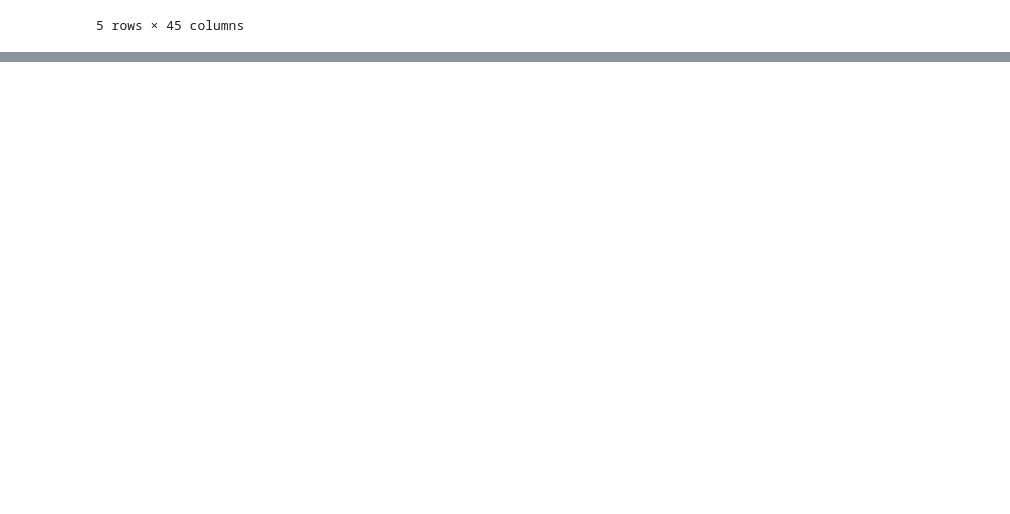
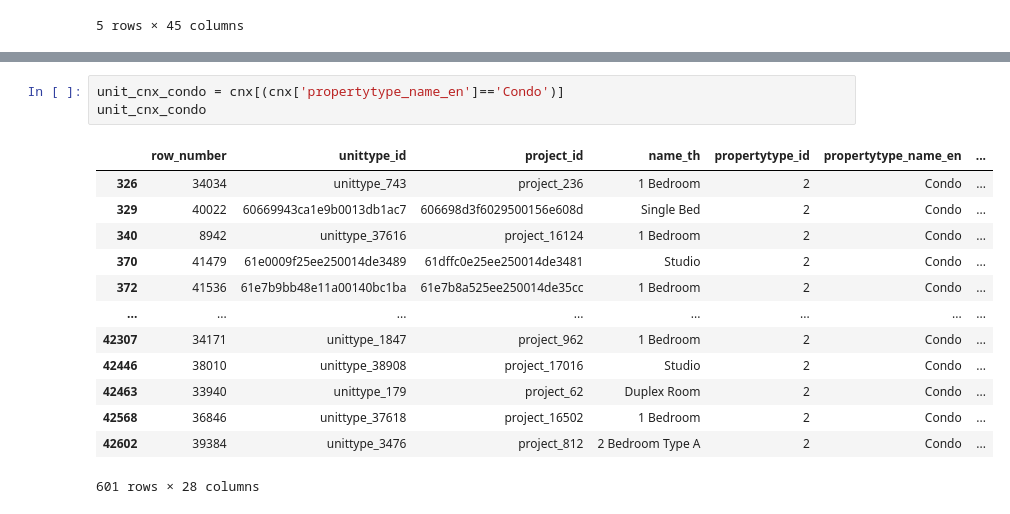
Before and after one commit to sujiraa/BasicProg_DataViz65, a Jupyter notebook: DataViz01_Table_Data.ipynb, the cells around one changed output, grey strips where cells are left out. Drawn from its saved outputs; the diff is of its cells as text; blank space fills up the shorter version.

```diff
--- a/DataViz01_Table_Data.ipynb
+++ b/DataViz01_Table_Data.ipynb
@@ -641,0 +433,17 @@ plt.boxplot(cnx['price_min_x'][:100],positions = [3] );
+# %%
+unit_cnx_condo = cnx[(cnx['propertytype_name_en']=='Condo')]
+unit_cnx_condo
+# %% [output]
+|  | row_number | unittype_id | project_id | name_th | propertytype_id | propertytype_name_en | ... |
+| 326 | 34034 | unittype_743 | project_236 | 1 Bedroom | 2 | Condo | ... |
+| 329 | 40022 | 60669943ca1e9b0013db1ac7 | 606698d3f6029500156e608d | Single Bed | 2 | Condo | ... |
+| 340 | 8942 | unittype_37616 | project_16124 | 1 Bedroom | 2 | Condo | ... |
+| 370 | 41479 | 61e0009f25ee250014de3489 | 61dffc0e25ee250014de3481 | Studio | 2 | Condo | ... |
+| 372 | 41536 | 61e7b9bb48e11a00140bc1ba | 61e7b8a525ee250014de35cc | 1 Bedroom | 2 | Condo | ... |
+| ... | ... | ... | ... | ... | ... | ... | ... |
+| 42307 | 34171 | unittype_1847 | project_962 | 1 Bedroom | 2 | Condo | ... |
+| 42446 | 38010 | unittype_38908 | project_17016 | Studio | 2 | Condo | ... |
+| 42463 | 33940 | unittype_179 | project_62 | Duplex Room | 2 | Condo | ... |
+| 42568 | 36846 | unittype_37618 | project_16502 | 1 Bedroom | 2 | Condo | ... |
+| 42602 | 39384 | unittype_3476 | project_812 | 2 Bedroom Type A | 2 | Condo | ... |
+601 rows × 28 columns
```
Also changed, not shown: parts of 36 cells of this notebook.
